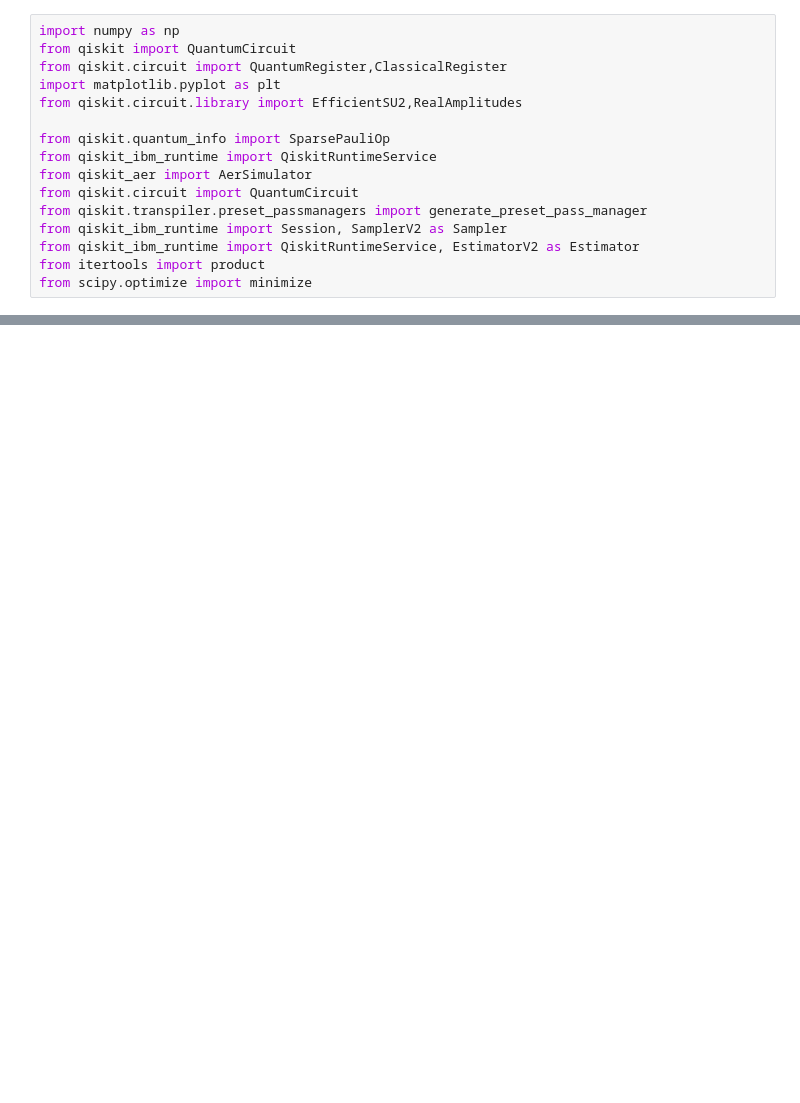
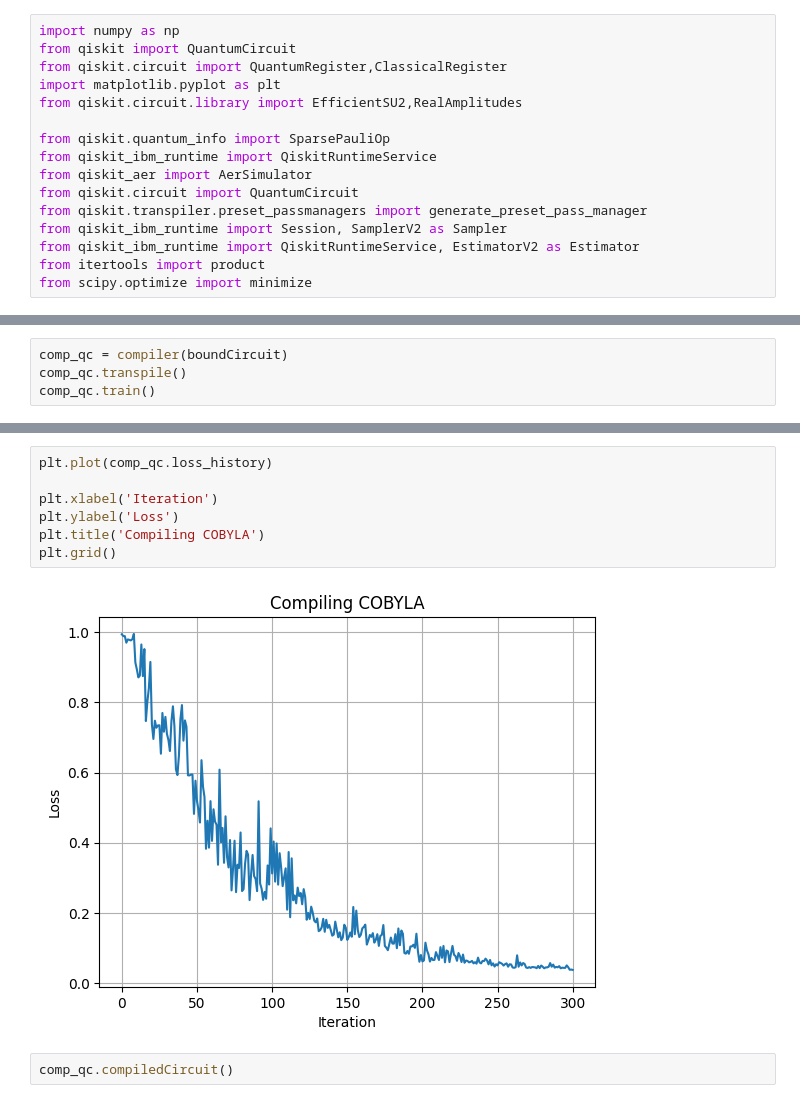
Before and after one commit to Zhelun-Li/QCBM, a Jupyter notebook: GS_Compiling.ipynb, the cells around one changed output, grey strips where cells are left out. Saved outputs shown, nothing was run; the diff lists cells and outputs as text; blank space fills up the shorter version.

```diff
--- a/GS_Compiling.ipynb
+++ b/GS_Compiling.ipynb
@@ -109,0 +250,4 @@ plt.title('VQE COBYLA')
+# %%
+comp_qc = compiler(boundCircuit)
+comp_qc.transpile()
+comp_qc.train()
@@ -109,0 +265,11 @@ plt.title('VQE COBYLA')
+# %%
+plt.plot(comp_qc.loss_history)
+
+plt.xlabel('Iteration')
+plt.ylabel('Loss')
+plt.title('Compiling COBYLA')
+plt.grid()
+# %% [output]
+[figure, added]
+# %%
+comp_qc.compiledCircuit()
```
Also changed, not shown: parts of 25 cells of this notebook, 1 other file.
